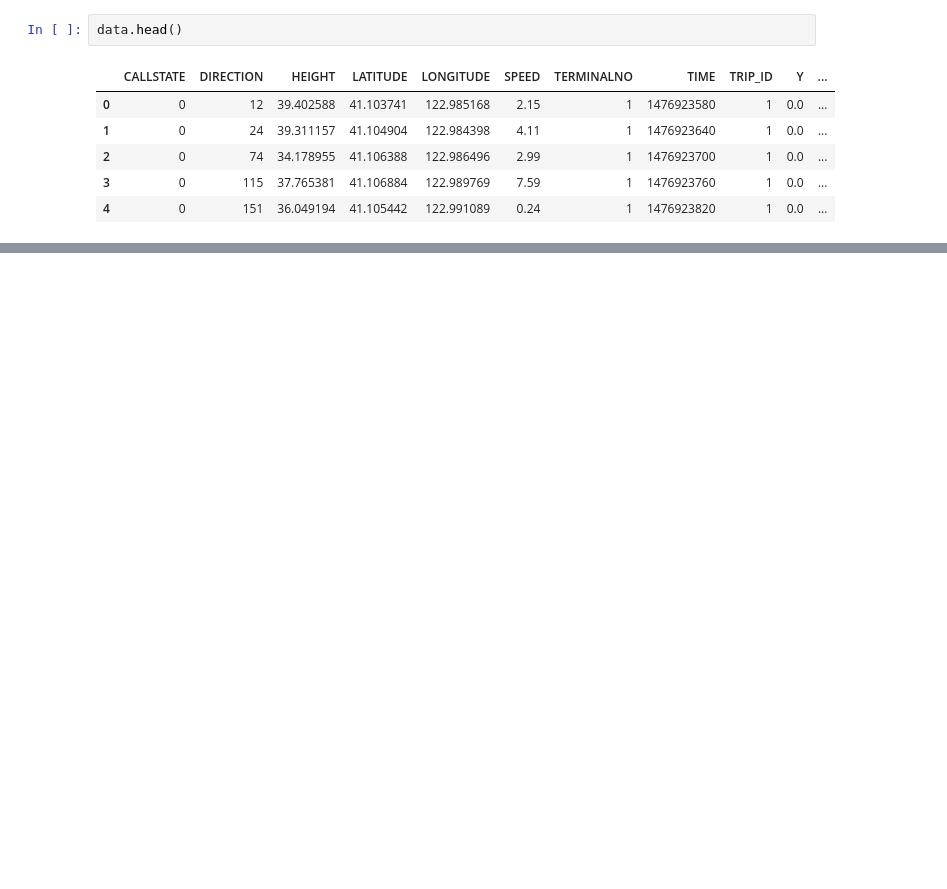
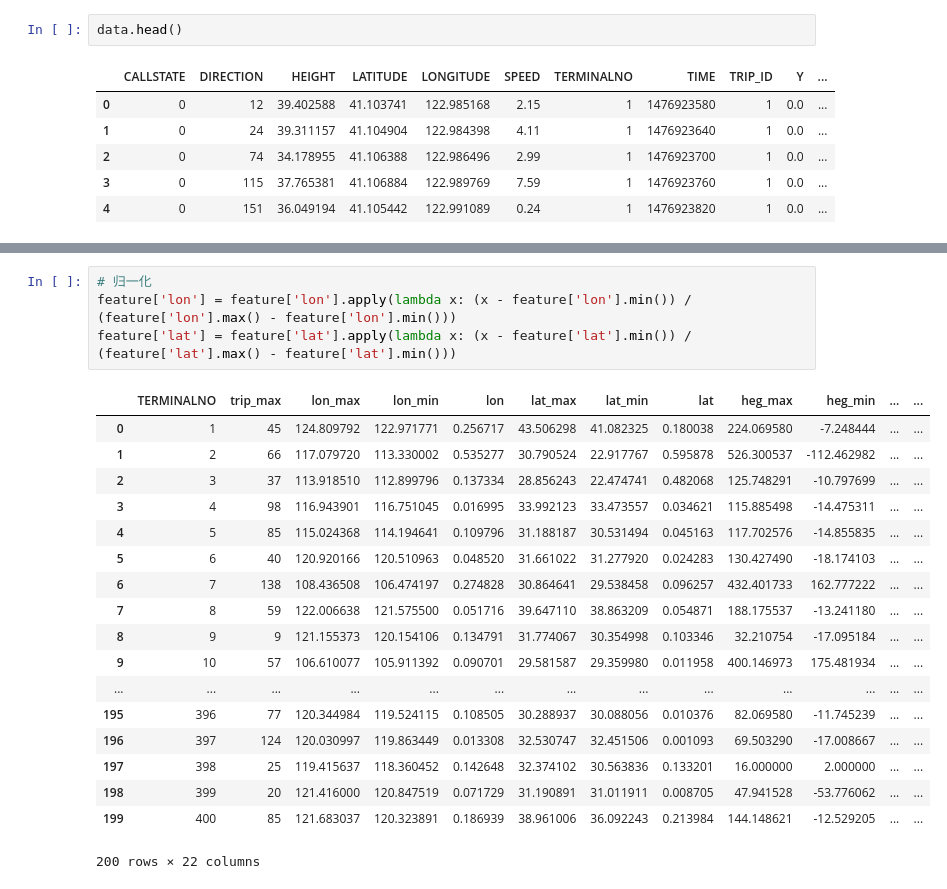
Before and after one commit to MaxwellAlan/DataFountain, a Jupyter notebook: jupyter/v2.ipynb, the cells around one changed output, grey strips where cells are left out. Cells and saved outputs as stored; diff of their text form; blank space fills up the shorter version.

```diff
--- a/jupyter/v2.ipynb
+++ b/jupyter/v2.ipynb
@@ -169,0 +204,23 @@ feature.head()
+# %%
+# 归一化
+feature['lon'] = feature['lon'].apply(lambda x: (x - feature['lon'].min()) / (feature['lon'].max() - feature['lon'].min()))
+feature['lat'] = feature['lat'].apply(lambda x: (x - feature['lat'].min()) / (feature['lat'].max() - feature['lat'].min()))
+# %% [output]
+|  | TERMINALNO | trip_max | lon_max | lon_min | lon | lat_max | lat_min | lat | heg_max | heg_min | ... | ... |
+| 0 | 1 | 45 | 124.809792 | 122.971771 | 0.256717 | 43.506298 | 41.082325 | 0.180038 | 224.069580 | -7.248444 | ... | ... |
+| 1 | 2 | 66 | 117.079720 | 113.330002 | 0.535277 | 30.790524 | 22.917767 | 0.595878 | 526.300537 | -112.462982 | ... | ... |
+| 2 | 3 | 37 | 113.918510 | 112.899796 | 0.137334 | 28.856243 | 22.474741 | 0.482068 | 125.748291 | -10.797699 | ... | ... |
+| 3 | 4 | 98 | 116.943901 | 116.751045 | 0.016995 | 33.992123 | 33.473557 | 0.034621 | 115.885498 | -14.475311 | ... | ... |
+| 4 | 5 | 85 | 115.024368 | 114.194641 | 0.109796 | 31.188187 | 30.531494 | 0.045163 | 117.702576 | -14.855835 | ... | ... |
+| 5 | 6 | 40 | 120.920166 | 120.510963 | 0.048520 | 31.661022 | 31.277920 | 0.024283 | 130.427490 | -18.174103 | ... | ... |
+| 6 | 7 | 138 | 108.436508 | 106.474197 | 0.274828 | 30.864641 | 29.538458 | 0.096257 | 432.401733 | 162.777222 | ... | ... |
+| 7 | 8 | 59 | 122.006638 | 121.575500 | 0.051716 | 39.647110 | 38.863209 | 0.054871 | 188.175537 | -13.241180 | ... | ... |
+| 8 | 9 | 9 | 121.155373 | 120.154106 | 0.134791 | 31.774067 | 30.354998 | 0.103346 | 32.210754 | -17.095184 | ... | ... |
+| 9 | 10 | 57 | 106.610077 | 105.911392 | 0.090701 | 29.581587 | 29.359980 | 0.011958 | 400.146973 | 175.481934 | ... | ... |
+| ... | ... | ... | ... | ... | ... | ... | ... | ... | ... | ... | ... | ... |
+| 195 | 396 | 77 | 120.344984 | 119.524115 | 0.108505 | 30.288937 | 30.088056 | 0.010376 | 82.069580 | -11.745239 | ... | ... |
+| 196 | 397 | 124 | 120.030997 | 119.863449 | 0.013308 | 32.530747 | 32.451506 | 0.001093 | 69.503290 | -17.008667 | ... | ... |
+| 197 | 398 | 25 | 119.415637 | 118.360452 | 0.142648 | 32.374102 | 30.563836 | 0.133201 | 16.000000 | 2.000000 | ... | ... |
+| 198 | 399 | 20 | 121.416000 | 120.847519 | 0.071729 | 31.190891 | 31.011911 | 0.008705 | 47.941528 | -53.776062 | ... | ... |
+| 199 | 400 | 85 | 121.683037 | 120.323891 | 0.186939 | 38.961006 | 36.092243 | 0.213984 | 144.148621 | -12.529205 | ... | ... |
+200 rows × 22 columns
```
Also changed, not shown: parts of 5 cells of this notebook, 1 other file.
